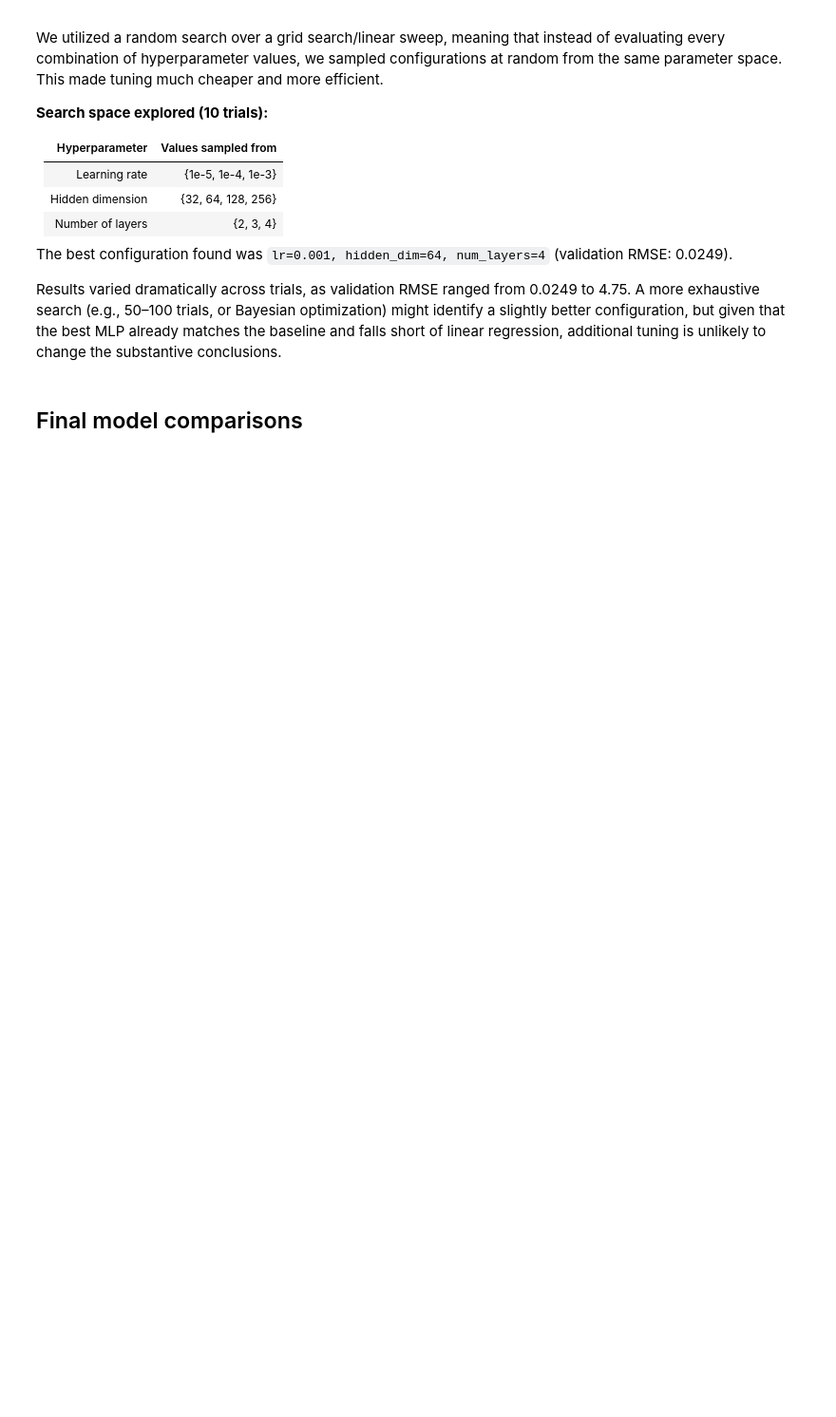
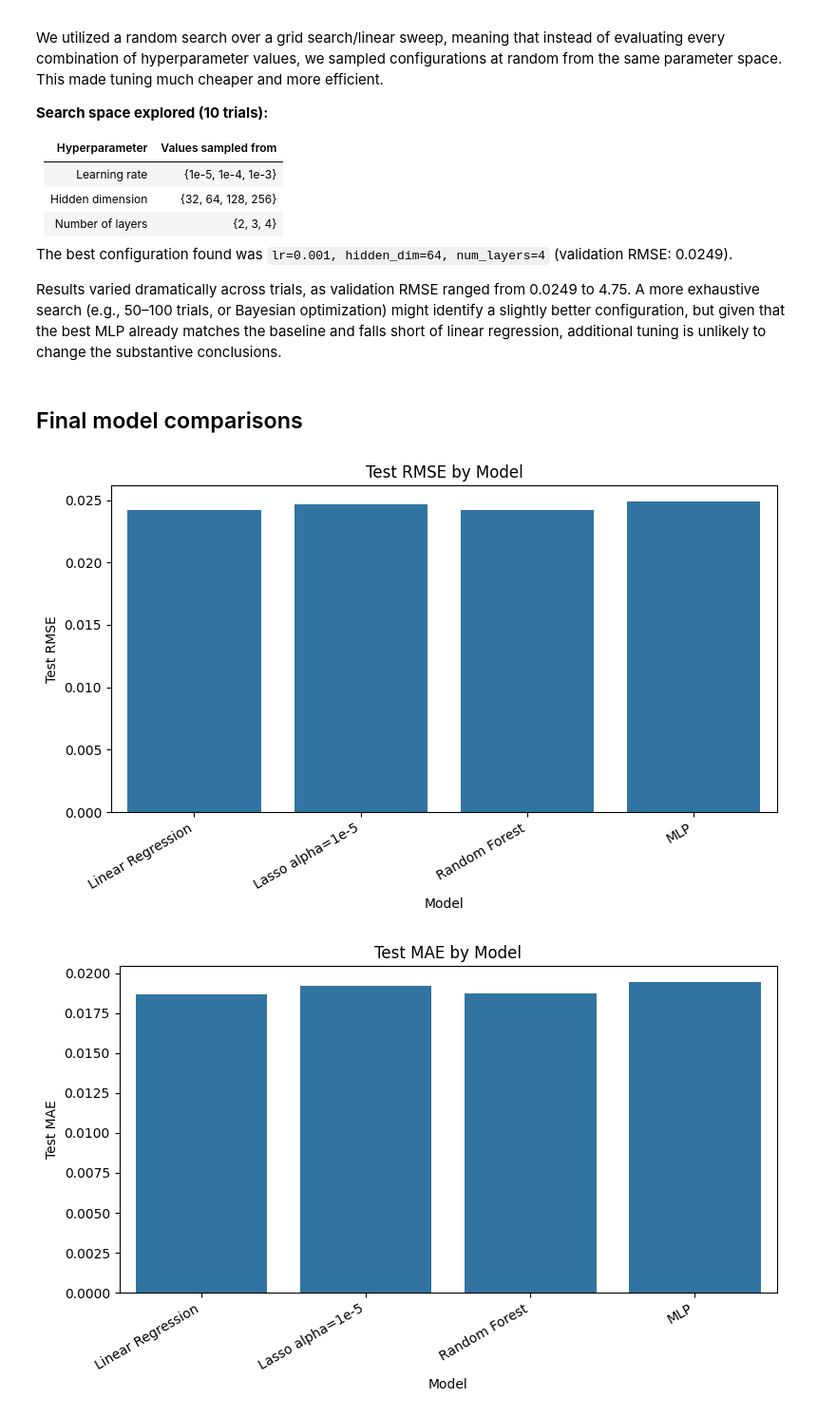
Before and after one commit to raelynncui/ai_exposure, a Jupyter notebook: models.ipynb, the cells around one changed output. Shown at 95% size. Cells and saved outputs as stored; diff of their text form; code cells hidden in the pictures; blank space fills up the shorter version.

Commit message:
added MAE to models

```diff
--- a/models.ipynb
+++ b/models.ipynb
@@ -63,8 +67,12 @@ linear_mse_train = mean_squared_error(Y_train, linear_pred_train)
 linear_mse_test = mean_squared_error(Y_test, linear_pred_test)
 linear_rmse_train = np.sqrt(linear_mse_train)
 linear_rmse_test = np.sqrt(linear_mse_test)
+linear_mae_train = mean_absolute_error(Y_train, linear_pred_train)
+linear_mae_test = mean_absolute_error(Y_test, linear_pred_test)
 print(f"Linear Regression train RMSE: {linear_rmse_train:.4f}")
 print(f"Linear Regression test RMSE: {linear_rmse_test:.4f}")
+print(f"Linear Regression train MAE: {linear_mae_train:.4f}")
+print(f"Linear Regression test MAE: {linear_mae_test:.4f}")
 
 # lasso regression
 alpha_list = [1e-5, 1e-4, 1e-3]
@@ -77,9 +85,13 @@ for alpha in alpha_list:
     lasso_mse_test = mean_squared_error(Y_test, lasso_pred_test)
     lasso_rmse_train = np.sqrt(lasso_mse_train)
     lasso_rmse_test = np.sqrt(lasso_mse_test)
+    lasso_mae_train = mean_absolute_error(Y_train, lasso_pred_train)
+    lasso_mae_test = mean_absolute_error(Y_test, lasso_pred_test)
     print(f"\nalpha: {alpha}")
     print(f"Lasso Regression train RMSE: {lasso_rmse_train:.4f}")
     print(f"Lasso Regression test RMSE: {lasso_rmse_test:.4f}")
+    print(f"Lasso Regression train MAE: {lasso_mae_train:.4f}")
+    print(f"Lasso Regression test MAE: {lasso_mae_test:.4f}")
 
     # use sparse weight vector to interpret features
     lasso_coef = lasso_model.coef_
@@ -130,9 +139,13 @@ rf_mse_train = mean_squared_error(Y_train, rf_pred_train)
 rf_mse_test = mean_squared_error(Y_test, rf_pred_test)
 rf_rmse_train = np.sqrt(rf_mse_train)
 rf_rmse_test = np.sqrt(rf_mse_test)
+rf_mae_train = mean_absolute_error(Y_train, rf_pred_train)
+rf_mae_test = mean_absolute_error(Y_test, rf_pred_test)
 
 print(f"Random Forest Train RMSE: {rf_rmse_train:.4f}")
 print(f"Random Forest Test RMSE: {rf_rmse_test:.4f}")
+print(f"Random Forest train MAE: {rf_mae_train:.4f}")
+print(f"Random Forest test MAE: {rf_mae_test:.4f}")
 # %% [output]
 Random Forest Train RMSE: 0.0241
 Random Forest Test RMSE: 0.0242
@@ -285,9 +300,11 @@ def train_test_mlp(input_dim, hidden_dim, num_layers, lr, epochs):
         pred_test = model(X_test_t).squeeze(1).cpu().numpy()
         mse_test = mean_squared_error(Y_test.to_numpy(), pred_test)
         rmse_test = np.sqrt(mse_test)
-    return rmse_test
+        mae_test = mean_absolute_error(Y_test.to_numpy(), pred_test)
+    return rmse_test, mae_test
 
-mlp_rmse_test = train_test_mlp(input_dim, hidden_dim_best, num_layers_best, lr_best, epochs)
+mlp_rmse_test, mlp_mae_test = train_test_mlp(input_dim, hidden_dim_best, num_layers_best, lr_best, epochs)
 print(f"MLP Test RMSE: {mlp_rmse_test:.4f}")
+print(f"MLP Test MAE: {mlp_mae_test:.4f}")
 # %% [output]
 MLP Test RMSE: 0.0249
@@ -359,22 +377,49 @@ model_results_df = pd.DataFrame([
     {
         "model": "Linear Regression",
         "test_rmse": linear_rmse_test,
+        "test_mae": linear_mae_test,
     },
     {
         "model": "Lasso alpha=1e-5",
         "test_rmse": lasso_rmse_test,
+        "test_mae": lasso_mae_test,
     },
     {
         "model": "Random Forest",
         "test_rmse": rf_rmse_test,
+        "test_mae": rf_mae_test,
     },
     {
         "model": "MLP",
         "test_rmse": mlp_rmse_test,
+        "test_mae": mlp_mae_test,
     },
 ])
 
 model_results_df.to_csv("data/model_results.csv", index=False)
+# %%
+# Plot RMSE
+plt.figure(figsize=(8, 5))
+sns.barplot(data=model_results_df, x="model", y="test_rmse")
+plt.title("Test RMSE by Model")
+plt.xlabel("Model")
+plt.ylabel("Test RMSE")
+plt.xticks(rotation=30, ha="right")
+plt.tight_layout()
+plt.show()
+
+# Plot MAE
+plt.figure(figsize=(8, 5))
+sns.barplot(data=model_results_df, x="model", y="test_mae")
+plt.title("Test MAE by Model")
+plt.xlabel("Model")
+plt.ylabel("Test MAE")
+plt.xticks(rotation=30, ha="right")
+plt.tight_layout()
+plt.show()
+# %% [output]
+[figure, added]
+[figure, added]
 # %% [markdown]
 ## Overall Takeaways
 
```
Also changed, not shown: parts of 8 cells of this notebook, 1 other file.
